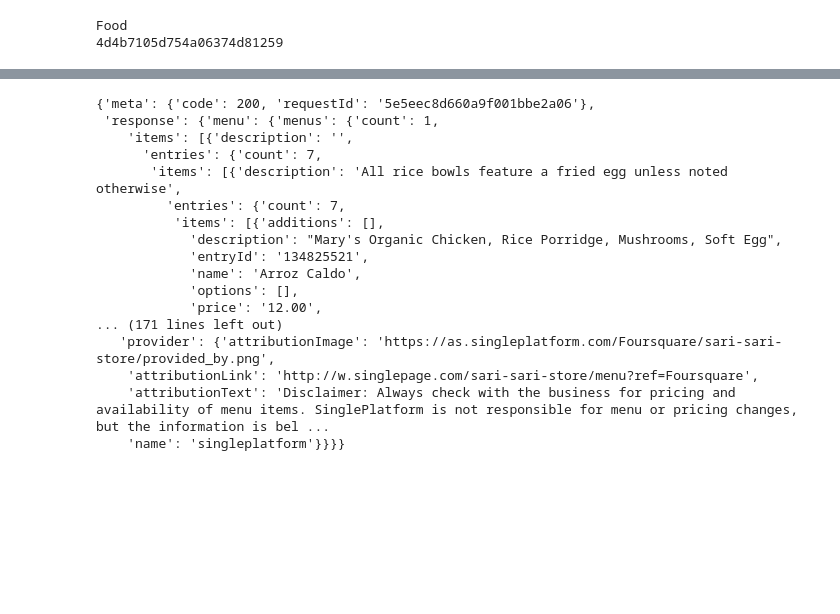
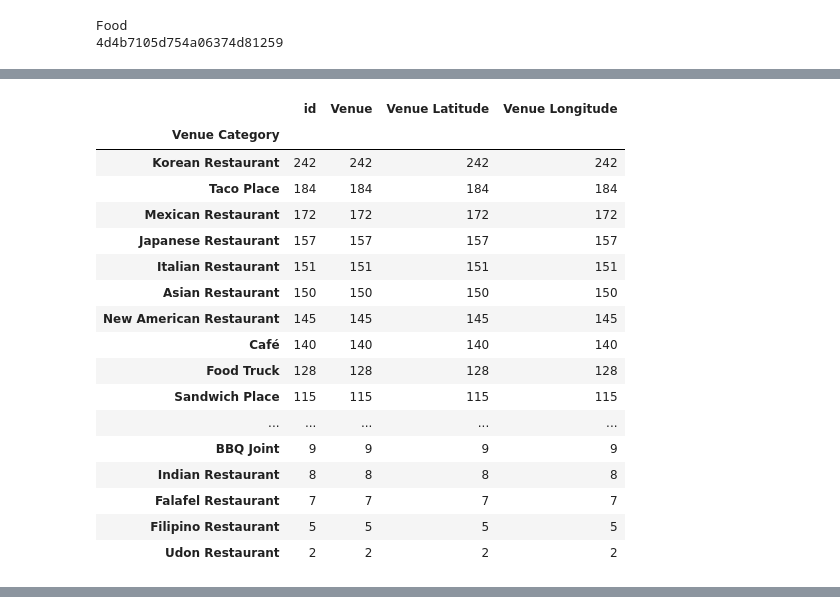
Before and after one commit to jimmy-io/Coursera_Capstone, a Jupyter notebook: LA_food.ipynb, the cells around one changed output, grey strips where cells are left out. Drawn from its saved outputs; the diff is of its cells as text; code cells hidden in the pictures; blank space fills up the shorter version.

```diff
--- a/LA_food.ipynb
+++ b/LA_food.ipynb
@@ -128,3 +135,26 @@ nearby_venues
+# %%
+group = nearby_venues.groupby('Venue Category', sort = True).count().sort_values('id', ascending = False)
+
+group
+# %% [output]
+|  | id | Venue | Venue Latitude | Venue Longitude |
+| Venue Category |  |  |  |  |
+| Korean Restaurant | 242 | 242 | 242 | 242 |
+| Taco Place | 184 | 184 | 184 | 184 |
+| Mexican Restaurant | 172 | 172 | 172 | 172 |
+| Japanese Restaurant | 157 | 157 | 157 | 157 |
+| Italian Restaurant | 151 | 151 | 151 | 151 |
+| Asian Restaurant | 150 | 150 | 150 | 150 |
+| New American Restaurant | 145 | 145 | 145 | 145 |
+| Café | 140 | 140 | 140 | 140 |
+| Food Truck | 128 | 128 | 128 | 128 |
+| Sandwich Place | 115 | 115 | 115 | 115 |
+| ... | ... | ... | ... | ... |
+| BBQ Joint | 9 | 9 | 9 | 9 |
+| Indian Restaurant | 8 | 8 | 8 | 8 |
+| Falafel Restaurant | 7 | 7 | 7 | 7 |
+| Filipino Restaurant | 5 | 5 | 5 | 5 |
+| Udon Restaurant | 2 | 2 | 2 | 2 |
 # %%
 ## Saving the nearby venues data as a csv to avoid repeated API calls
 nearby_venues.to_csv('/content/drive/My Drive/IBM Capstone/LA_food.csv')
@@ -156,33 +172,0 @@ results = requests.get(url).json()
-# %%
-
-    # return only relevant information for each nearby venue
-venues_list.append([(v['venue']['id'],
-                     v['venue']['name'],
-                      v['venue']['location']['lat'],
-                      v['venue']['location']['lng'],
-                      v['venue']['categories'][0]['name']) for v in results])
-
-nearby_venues = pd.DataFrame([item for venue_list in venues_list for item in venue_list])
-nearby_venues.columns = ['id',
-                         'Venue',
-                          'Venue Latitude',
-                          'Venue Longitude',
-                          'Venue Category']
-# %% [output]
-{'meta': {'code': 200, 'requestId': '5e5eec8d660a9f001bbe2a06'},
- 'response': {'menu': {'menus': {'count': 1,
-    'items': [{'description': '',
-      'entries': {'count': 7,
-       'items': [{'description': 'All rice bowls feature a fried egg unless noted otherwise',
-         'entries': {'count': 7,
-          'items': [{'additions': [],
-            'description': "Mary's Organic Chicken, Rice Porridge, Mushrooms, Soft Egg",
-            'entryId': '134825521',
-            'name': 'Arroz Caldo',
-            'options': [],
-            'price': '12.00',
-... (171 lines left out)
-   'provider': {'attributionImage': 'https://as.singleplatform.com/Foursquare/sari-sari-store/provided_by.png',
-    'attributionLink': 'http://w.singlepage.com/sari-sari-store/menu?ref=Foursquare',
-    'attributionText': 'Disclaimer: Always check with the business for pricing and availability of menu items. SinglePlatform is not responsible for menu or pricing changes, but the information is bel ...
-    'name': 'singleplatform'}}}}
```
Also changed, not shown: parts of 3 cells of this notebook.
